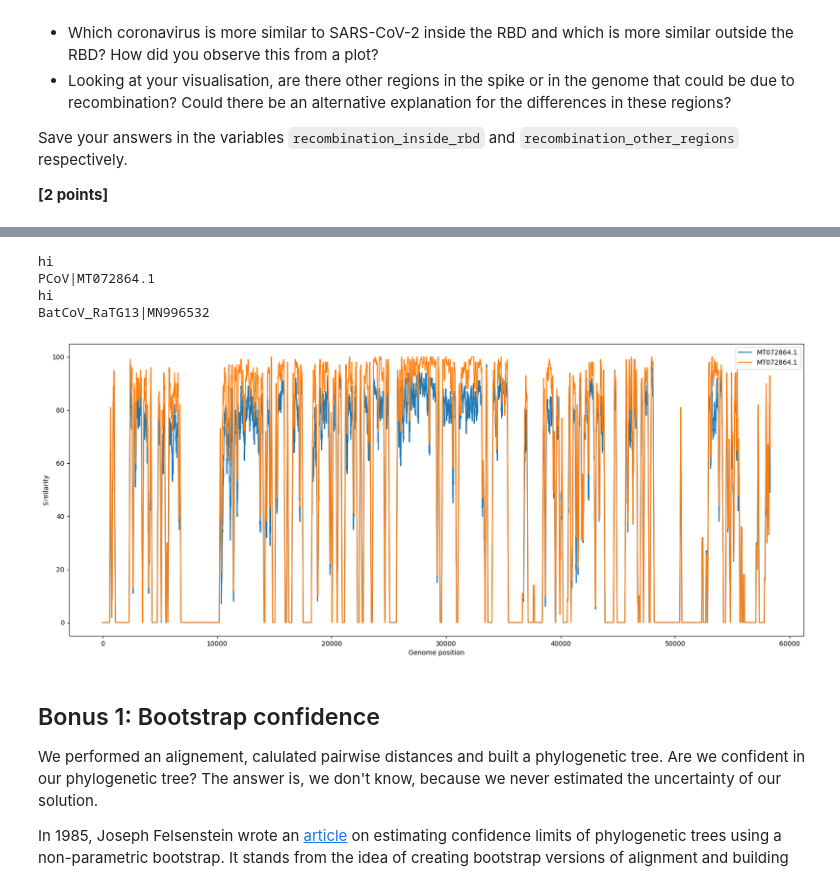
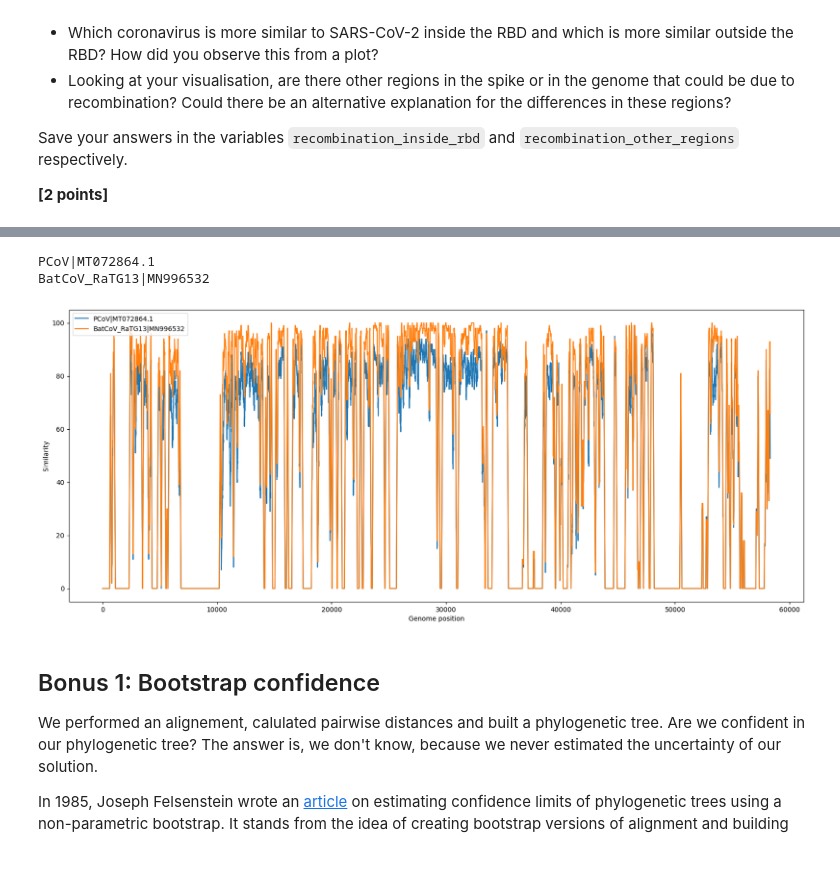
Before and after one commit to aewr-ey/assign_phylo, a Jupyter notebook: phylo_workbook.ipynb, the cells around one changed output, grey strips where cells are left out. Saved outputs shown, nothing was run; the diff lists cells and outputs as text; code cells hidden in the pictures.

```diff
--- a/phylo_workbook.ipynb
+++ b/phylo_workbook.ipynb
@@ -253,8 +253,8 @@ Save your answers in the variables `recombination_inside_rbd` and `recombination
 accession_codes = {
     "Human-SARS-CoV-2": "NC_045512",
     "Bat-CoV RaTG13": "MN996532",
-   #  "Pangolin-CoV MP789": "MT121216",
-    "PCoV" : "MT072864.1"
+    "Pangolin-CoV MP789": "MT121216",
+   #  "PCoV" : "MT072864.1"
 }
 
 from Bio import SeqIO, Entrez
@@ -341,5 +342,5 @@ plt.show()
 # %%
-
+# entire genome
 coronavirus = list(SeqIO.parse("data/clustal_MSA_coronavirus.fasta", "fasta"))
 
 for record in coronavirus:
@@ -349,35 +350,32 @@ for record in coronavirus:
 
 window_size = 100
 plt.figure(figsize=(20, 8))
 
 for record in coronavirus:
    if "MN996532" in record.description or "MT072864.1" in record.description:
-      print("hi")
       print(record.description)
       other = record.seq
       similarities = []
 
       for i in range(len(human) - window_size + 1):
          human_win = human[i:i + window_size]
          other_win = other[i:i + window_size]
 
          matches = 0
 
          for j in range(window_size):
             if human_win[j] == other_win[j] and human_win[j] != "-":
                matches += 1
 
          similarities.append(matches / window_size * 100)
 
-      plt.plot(similarities, label=accession)
+      plt.plot(similarities, label=record.description)
 
 plt.xlabel("Genome position")
 plt.ylabel("Similarity")
 plt.legend()
 plt.show()
 # %% [output]
-hi
 PCoV|MT072864.1
-hi
 BatCoV_RaTG13|MN996532
-[figure, old version]
+[figure, new version]
```
Also changed, not shown: parts of 6 cells of this notebook, 1 other file.
